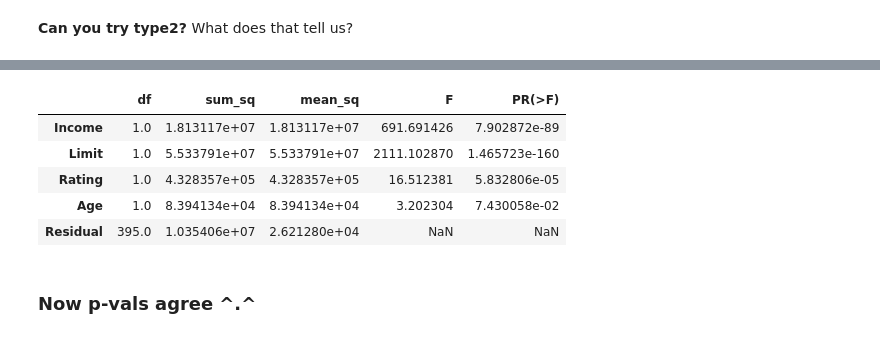
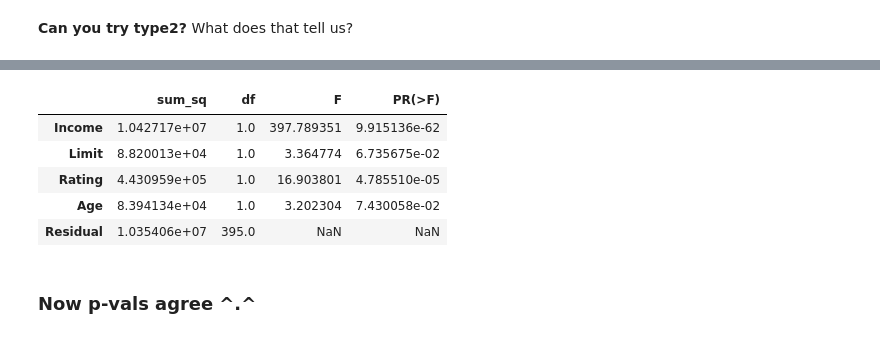
Before and after one commit to codycarroll/regression_f24, a Jupyter notebook: Code/MLR_model fitting and testing.ipynb, the cells around one changed output, grey strips where cells are left out. Drawn from its saved outputs; the diff is of its cells as text; code cells hidden in the pictures.

Commit message:
fix mlr model fitting typo

```diff
--- a/Code/MLR_model fitting and testing.ipynb
+++ b/Code/MLR_model fitting and testing.ipynb
@@ -378,15 +378,15 @@ Notes:
 [2] The condition number is large, 2.65e+04. This might indicate that there are
 strong multicollinearity or other numerical problems.
 # %%
-anova = sm.stats.anova_lm(model, type=2)
+anova = sm.stats.anova_lm(model, typ=2)
 anova
 # %% [output]
-|  | df | sum_sq | mean_sq | F | PR(>F) |
-| Income | 1.0 | 1.813117e+07 | 1.813117e+07 | 691.691426 | 7.902872e-89 |
-| Limit | 1.0 | 5.533791e+07 | 5.533791e+07 | 2111.102870 | 1.465723e-160 |
-| Rating | 1.0 | 4.328357e+05 | 4.328357e+05 | 16.512381 | 5.832806e-05 |
-| Age | 1.0 | 8.394134e+04 | 8.394134e+04 | 3.202304 | 7.430058e-02 |
-| Residual | 395.0 | 1.035406e+07 | 2.621280e+04 | NaN | NaN |
+|  | sum_sq | df | F | PR(>F) |
+| Income | 1.042717e+07 | 1.0 | 397.789351 | 9.915136e-62 |
+| Limit | 8.820013e+04 | 1.0 | 3.364774 | 6.735675e-02 |
+| Rating | 4.430959e+05 | 1.0 | 16.903801 | 4.785510e-05 |
+| Age | 8.394134e+04 | 1.0 | 3.202304 | 7.430058e-02 |
+| Residual | 1.035406e+07 | 395.0 | NaN | NaN |
 # %% [markdown]
 ### Now p-vals agree ^.^
 # %%
```
Also changed, not shown: parts of 21 cells of this notebook.
